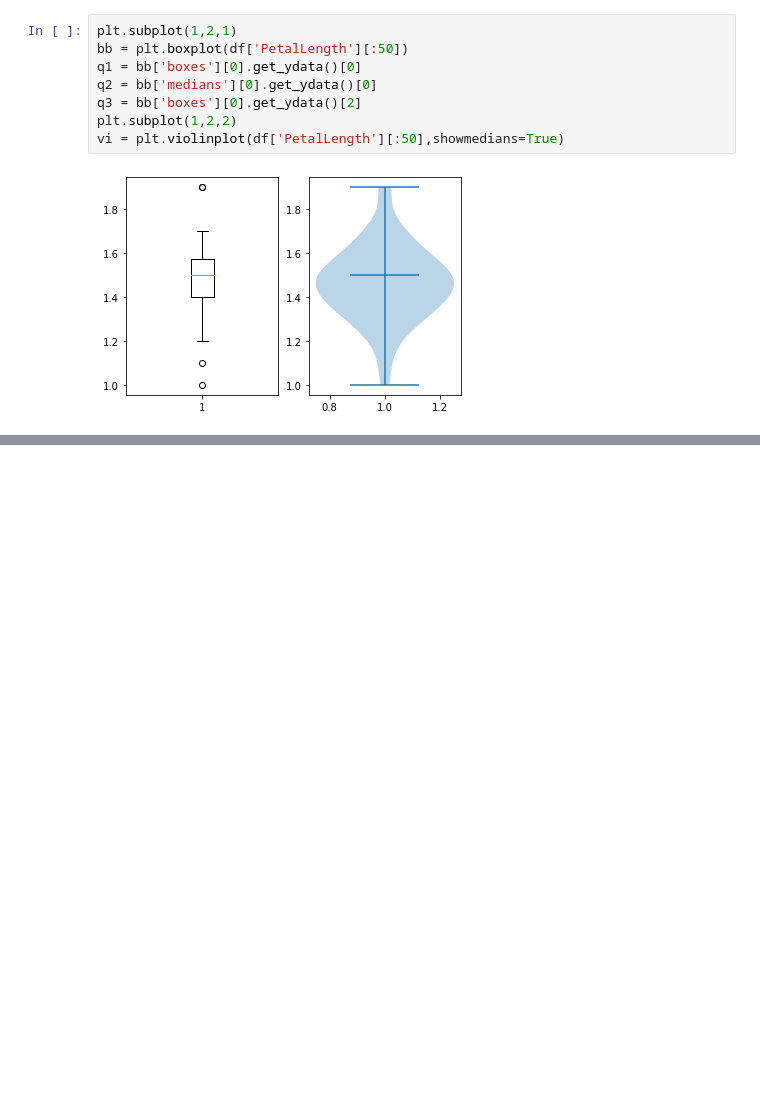
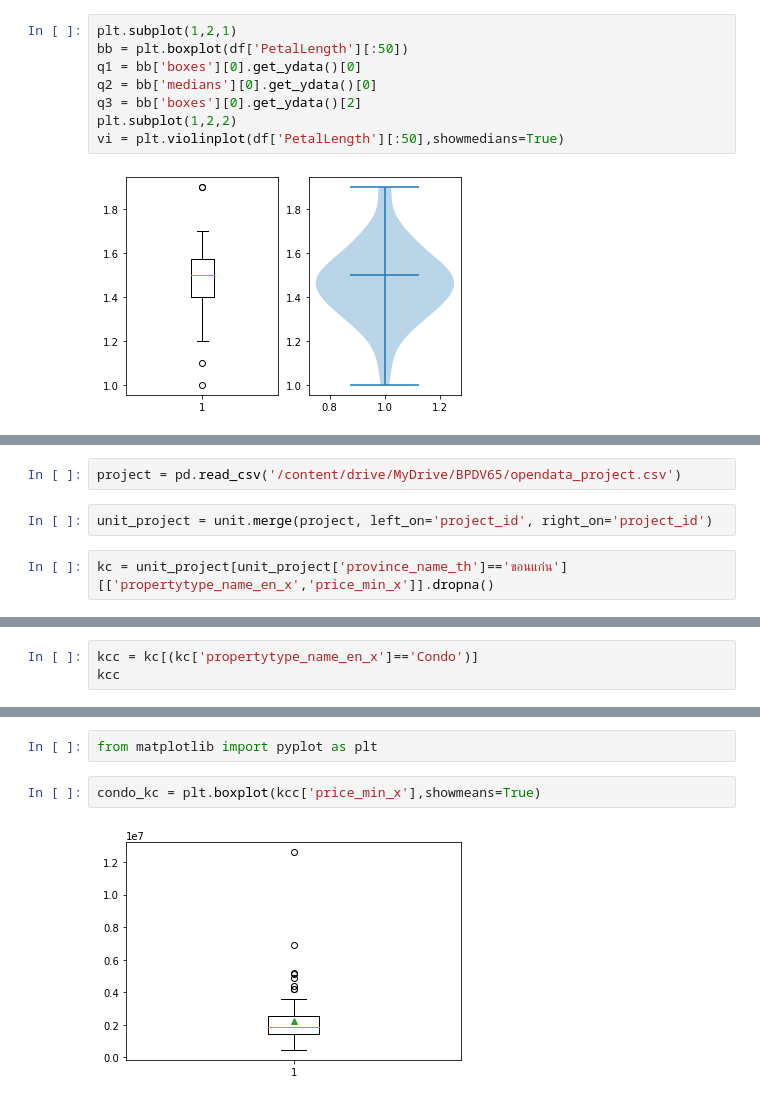
Before and after one commit to jirapat-tho/BasicProg_DataViz65, a Jupyter notebook: DataViz02_Data_Distribution_.ipynb, the cells around one changed output, grey strips where cells are left out. Drawn from its saved outputs; the diff is of its cells as text; blank space fills up the shorter version.

```diff
--- a/DataViz02_Data_Distribution_.ipynb
+++ b/DataViz02_Data_Distribution_.ipynb
@@ -378,0 +434,6 @@ vi = plt.violinplot(df['PetalLength'][:50],showmedians=True)
+# %%
+project = pd.read_csv('/content/drive/MyDrive/BPDV65/opendata_project.csv')
+# %%
+unit_project = unit.merge(project, left_on='project_id', right_on='project_id')
+# %%
+kc = unit_project[unit_project['province_name_th']=='ขอนแก่น'][['propertytype_name_en_x','price_min_x']].dropna()
@@ -378,0 +471,3 @@ vi = plt.violinplot(df['PetalLength'][:50],showmedians=True)
+# %%
+kcc = kc[(kc['propertytype_name_en_x']=='Condo')]
+kcc
@@ -378,0 +588,6 @@ vi = plt.violinplot(df['PetalLength'][:50],showmedians=True)
+# %%
+from matplotlib import pyplot as plt
+# %%
+condo_kc = plt.boxplot(kcc['price_min_x'],showmeans=True)
+# %% [output]
+[figure, added]
```
Also changed, not shown: parts of 42 cells of this notebook.
